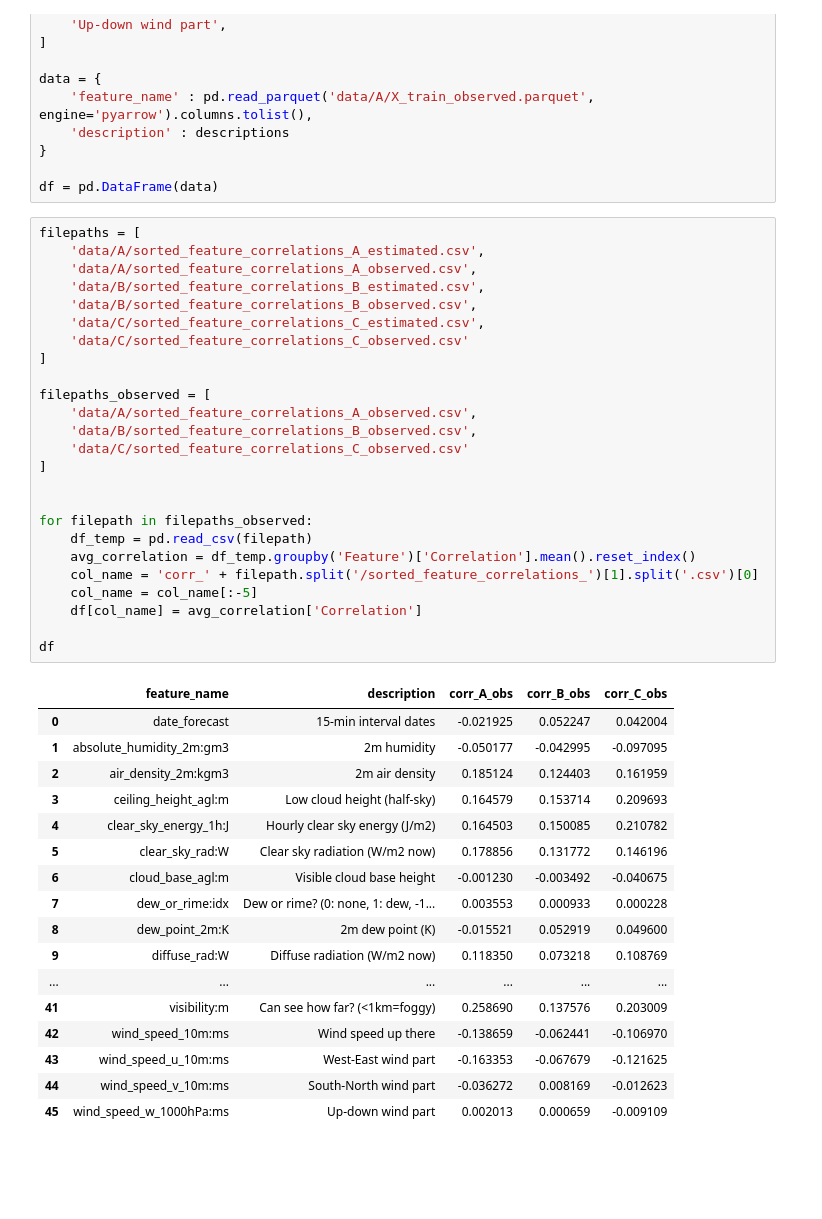
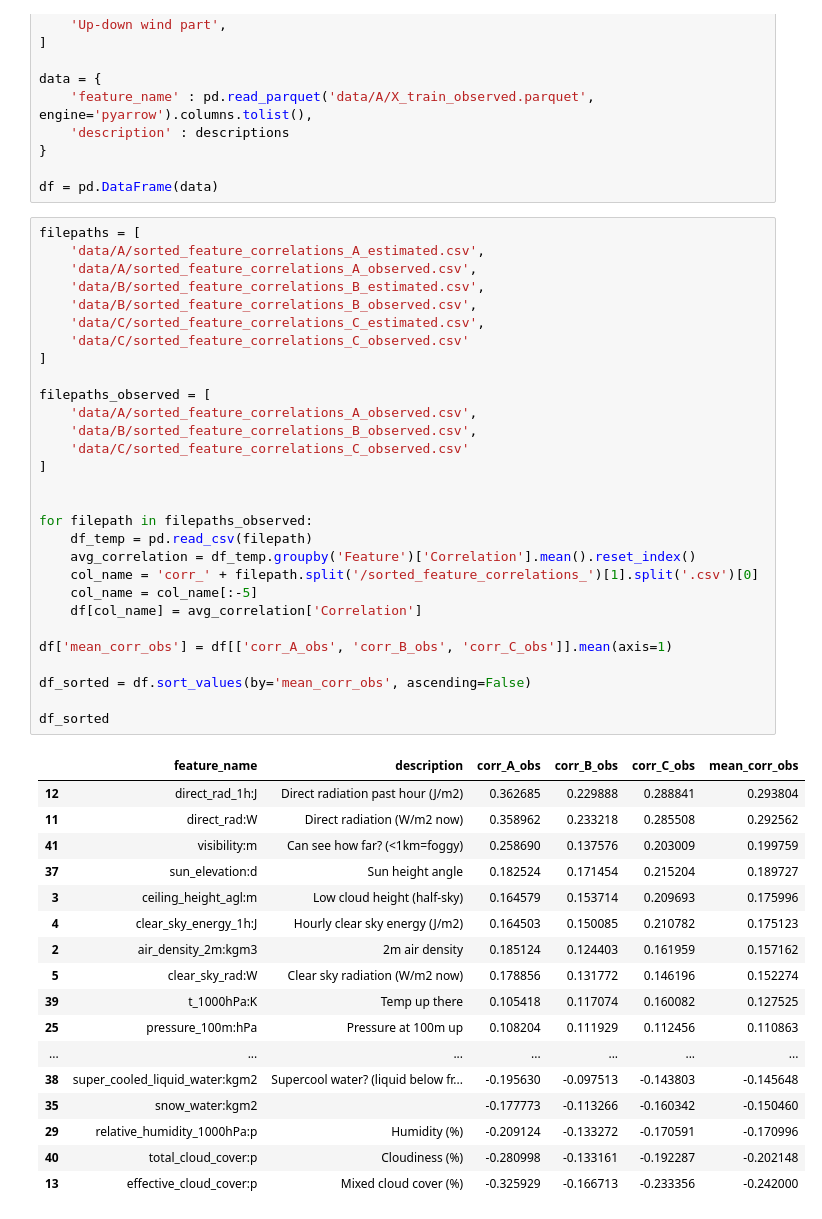
Before and after one commit to simenstang/TDT4173, a Jupyter notebook: table.ipynb, the cells around one changed output. Cells and saved outputs as stored; diff of their text form; blank space fills up the shorter version.

Commit message:
finished data cleaning in marcus. new col in table

```diff
--- a/table.ipynb
+++ b/table.ipynb
@@ -60,43 +60,47 @@ df = pd.DataFrame(data)
 # %%
 filepaths = [
     'data/A/sorted_feature_correlations_A_estimated.csv',
     'data/A/sorted_feature_correlations_A_observed.csv',
     'data/B/sorted_feature_correlations_B_estimated.csv',
     'data/B/sorted_feature_correlations_B_observed.csv',
     'data/C/sorted_feature_correlations_C_estimated.csv',
     'data/C/sorted_feature_correlations_C_observed.csv'
 ]
 
 filepaths_observed = [
     'data/A/sorted_feature_correlations_A_observed.csv',
     'data/B/sorted_feature_correlations_B_observed.csv',
     'data/C/sorted_feature_correlations_C_observed.csv'
 ]
 
 
 for filepath in filepaths_observed:
     df_temp = pd.read_csv(filepath)
     avg_correlation = df_temp.groupby('Feature')['Correlation'].mean().reset_index()
     col_name = 'corr_' + filepath.split('/sorted_feature_correlations_')[1].split('.csv')[0]
     col_name = col_name[:-5]
     df[col_name] = avg_correlation['Correlation']
 
-df
+df['mean_corr_obs'] = df[['corr_A_obs', 'corr_B_obs', 'corr_C_obs']].mean(axis=1)
+
+df_sorted = df.sort_values(by='mean_corr_obs', ascending=False)
+
+df_sorted
 # %% [output]
-|  | feature_name | description | corr_A_obs | corr_B_obs | corr_C_obs |
-| 0 | date_forecast | 15-min interval dates | -0.021925 | 0.052247 | 0.042004 |
-| 1 | absolute_humidity_2m:gm3 | 2m humidity | -0.050177 | -0.042995 | -0.097095 |
-| 2 | air_density_2m:kgm3 | 2m air density | 0.185124 | 0.124403 | 0.161959 |
-| 3 | ceiling_height_agl:m | Low cloud height (half-sky) | 0.164579 | 0.153714 | 0.209693 |
-| 4 | clear_sky_energy_1h:J | Hourly clear sky energy (J/m2) | 0.164503 | 0.150085 | 0.210782 |
-| 5 | clear_sky_rad:W | Clear sky radiation (W/m2 now) | 0.178856 | 0.131772 | 0.146196 |
-| 6 | cloud_base_agl:m | Visible cloud base height | -0.001230 | -0.003492 | -0.040675 |
-| 7 | dew_or_rime:idx | Dew or rime? (0: none, 1: dew, -1... | 0.003553 | 0.000933 | 0.000228 |
-| 8 | dew_point_2m:K | 2m dew point (K) | -0.015521 | 0.052919 | 0.049600 |
-| 9 | diffuse_rad:W | Diffuse radiation (W/m2 now) | 0.118350 | 0.073218 | 0.108769 |
-| ... | ... | ... | ... | ... | ... |
-| 41 | visibility:m | Can see how far? (<1km=foggy) | 0.258690 | 0.137576 | 0.203009 |
-| 42 | wind_speed_10m:ms | Wind speed up there | -0.138659 | -0.062441 | -0.106970 |
-| 43 | wind_speed_u_10m:ms | West-East wind part | -0.163353 | -0.067679 | -0.121625 |
-| 44 | wind_speed_v_10m:ms | South-North wind part | -0.036272 | 0.008169 | -0.012623 |
-| 45 | wind_speed_w_1000hPa:ms | Up-down wind part | 0.002013 | 0.000659 | -0.009109 |
+|  | feature_name | description | corr_A_obs | corr_B_obs | corr_C_obs | mean_corr_obs |
+| 12 | direct_rad_1h:J | Direct radiation past hour (J/m2) | 0.362685 | 0.229888 | 0.288841 | 0.293804 |
+| 11 | direct_rad:W | Direct radiation (W/m2 now) | 0.358962 | 0.233218 | 0.285508 | 0.292562 |
+| 41 | visibility:m | Can see how far? (<1km=foggy) | 0.258690 | 0.137576 | 0.203009 | 0.199759 |
+| 37 | sun_elevation:d | Sun height angle | 0.182524 | 0.171454 | 0.215204 | 0.189727 |
+| 3 | ceiling_height_agl:m | Low cloud height (half-sky) | 0.164579 | 0.153714 | 0.209693 | 0.175996 |
+| 4 | clear_sky_energy_1h:J | Hourly clear sky energy (J/m2) | 0.164503 | 0.150085 | 0.210782 | 0.175123 |
+| 2 | air_density_2m:kgm3 | 2m air density | 0.185124 | 0.124403 | 0.161959 | 0.157162 |
+| 5 | clear_sky_rad:W | Clear sky radiation (W/m2 now) | 0.178856 | 0.131772 | 0.146196 | 0.152274 |
+| 39 | t_1000hPa:K | Temp up there | 0.105418 | 0.117074 | 0.160082 | 0.127525 |
+| 25 | pressure_100m:hPa | Pressure at 100m up | 0.108204 | 0.111929 | 0.112456 | 0.110863 |
+| ... | ... | ... | ... | ... | ... | ... |
+| 38 | super_cooled_liquid_water:kgm2 | Supercool water? (liquid below fr... | -0.195630 | -0.097513 | -0.143803 | -0.145648 |
+| 35 | snow_water:kgm2 |  | -0.177773 | -0.113266 | -0.160342 | -0.150460 |
+| 29 | relative_humidity_1000hPa:p | Humidity (%) | -0.209124 | -0.133272 | -0.170591 | -0.170996 |
+| 40 | total_cloud_cover:p | Cloudiness (%) | -0.280998 | -0.133161 | -0.192287 | -0.202148 |
+| 13 | effective_cloud_cover:p | Mixed cloud cover (%) | -0.325929 | -0.166713 | -0.233356 | -0.242000 |
```
Also changed, not shown: 1 other file.
